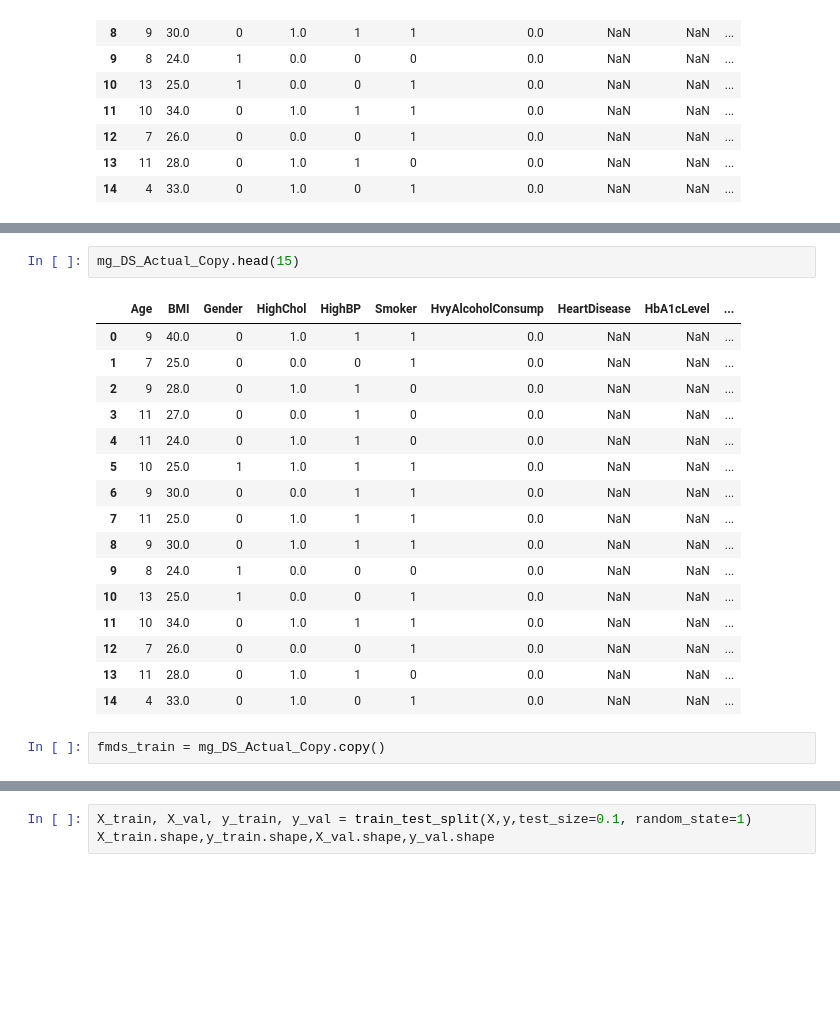
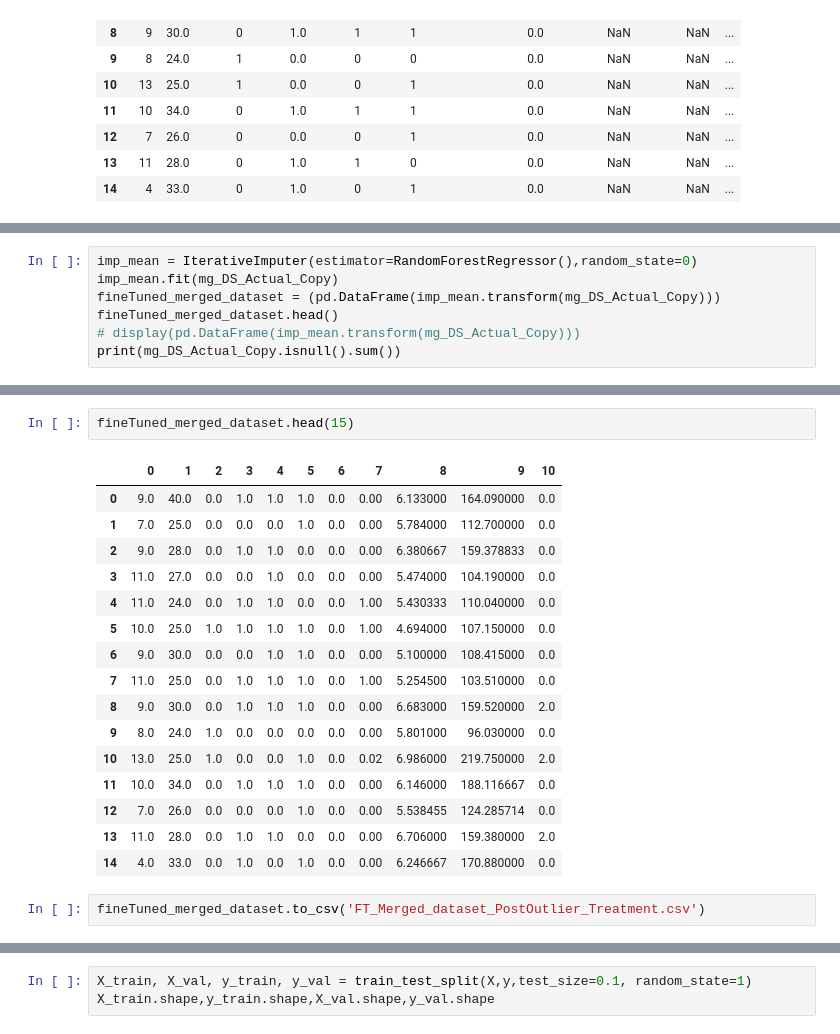
Before and after one commit to pdpavandesai/MergingDiabetesData, a Jupyter notebook: MergedDatasetPrep.ipynb, the cells around one changed output, grey strips where cells are left out. Drawn from its saved outputs; the diff is of its cells as text; blank space fills up the shorter version.

```diff
--- a/MergedDatasetPrep.ipynb
+++ b/MergedDatasetPrep.ipynb
@@ -112,0 +77,7 @@ dtype: int64
+# %%
+imp_mean = IterativeImputer(estimator=RandomForestRegressor(),random_state=0)
+imp_mean.fit(mg_DS_Actual_Copy)
+fineTuned_merged_dataset = (pd.DataFrame(imp_mean.transform(mg_DS_Actual_Copy)))
+fineTuned_merged_dataset.head()
+# display(pd.DataFrame(imp_mean.transform(mg_DS_Actual_Copy)))
+print(mg_DS_Actual_Copy.isnull().sum())
@@ -113,21 +112,21 @@ dtype: int64
 # %%
-mg_DS_Actual_Copy.head(15)
+fineTuned_merged_dataset.head(15)
 # %% [output]
-|  | Age | BMI | Gender | HighChol | HighBP | Smoker | HvyAlcoholConsump | HeartDisease | HbA1cLevel | ... |
-| 0 | 9 | 40.0 | 0 | 1.0 | 1 | 1 | 0.0 | NaN | NaN | ... |
-| 1 | 7 | 25.0 | 0 | 0.0 | 0 | 1 | 0.0 | NaN | NaN | ... |
-| 2 | 9 | 28.0 | 0 | 1.0 | 1 | 0 | 0.0 | NaN | NaN | ... |
-| 3 | 11 | 27.0 | 0 | 0.0 | 1 | 0 | 0.0 | NaN | NaN | ... |
-| 4 | 11 | 24.0 | 0 | 1.0 | 1 | 0 | 0.0 | NaN | NaN | ... |
-| 5 | 10 | 25.0 | 1 | 1.0 | 1 | 1 | 0.0 | NaN | NaN | ... |
-| 6 | 9 | 30.0 | 0 | 0.0 | 1 | 1 | 0.0 | NaN | NaN | ... |
-| 7 | 11 | 25.0 | 0 | 1.0 | 1 | 1 | 0.0 | NaN | NaN | ... |
-| 8 | 9 | 30.0 | 0 | 1.0 | 1 | 1 | 0.0 | NaN | NaN | ... |
-| 9 | 8 | 24.0 | 1 | 0.0 | 0 | 0 | 0.0 | NaN | NaN | ... |
-| 10 | 13 | 25.0 | 1 | 0.0 | 0 | 1 | 0.0 | NaN | NaN | ... |
-| 11 | 10 | 34.0 | 0 | 1.0 | 1 | 1 | 0.0 | NaN | NaN | ... |
-| 12 | 7 | 26.0 | 0 | 0.0 | 0 | 1 | 0.0 | NaN | NaN | ... |
-| 13 | 11 | 28.0 | 0 | 1.0 | 1 | 0 | 0.0 | NaN | NaN | ... |
-| 14 | 4 | 33.0 | 0 | 1.0 | 0 | 1 | 0.0 | NaN | NaN | ... |
+|  | 0 | 1 | 2 | 3 | 4 | 5 | 6 | 7 | 8 | 9 | 10 |
+| 0 | 9.0 | 40.0 | 0.0 | 1.0 | 1.0 | 1.0 | 0.0 | 0.00 | 6.133000 | 164.090000 | 0.0 |
+| 1 | 7.0 | 25.0 | 0.0 | 0.0 | 0.0 | 1.0 | 0.0 | 0.00 | 5.784000 | 112.700000 | 0.0 |
+| 2 | 9.0 | 28.0 | 0.0 | 1.0 | 1.0 | 0.0 | 0.0 | 0.00 | 6.380667 | 159.378833 | 0.0 |
+| 3 | 11.0 | 27.0 | 0.0 | 0.0 | 1.0 | 0.0 | 0.0 | 0.00 | 5.474000 | 104.190000 | 0.0 |
+| 4 | 11.0 | 24.0 | 0.0 | 1.0 | 1.0 | 0.0 | 0.0 | 1.00 | 5.430333 | 110.040000 | 0.0 |
+| 5 | 10.0 | 25.0 | 1.0 | 1.0 | 1.0 | 1.0 | 0.0 | 1.00 | 4.694000 | 107.150000 | 0.0 |
+| 6 | 9.0 | 30.0 | 0.0 | 0.0 | 1.0 | 1.0 | 0.0 | 0.00 | 5.100000 | 108.415000 | 0.0 |
+| 7 | 11.0 | 25.0 | 0.0 | 1.0 | 1.0 | 1.0 | 0.0 | 1.00 | 5.254500 | 103.510000 | 0.0 |
+| 8 | 9.0 | 30.0 | 0.0 | 1.0 | 1.0 | 1.0 | 0.0 | 0.00 | 6.683000 | 159.520000 | 2.0 |
+| 9 | 8.0 | 24.0 | 1.0 | 0.0 | 0.0 | 0.0 | 0.0 | 0.00 | 5.801000 | 96.030000 | 0.0 |
+| 10 | 13.0 | 25.0 | 1.0 | 0.0 | 0.0 | 1.0 | 0.0 | 0.02 | 6.986000 | 219.750000 | 2.0 |
+| 11 | 10.0 | 34.0 | 0.0 | 1.0 | 1.0 | 1.0 | 0.0 | 0.00 | 6.146000 | 188.116667 | 0.0 |
+| 12 | 7.0 | 26.0 | 0.0 | 0.0 | 0.0 | 1.0 | 0.0 | 0.00 | 5.538455 | 124.285714 | 0.0 |
+| 13 | 11.0 | 28.0 | 0.0 | 1.0 | 1.0 | 0.0 | 0.0 | 0.00 | 6.706000 | 159.380000 | 2.0 |
+| 14 | 4.0 | 33.0 | 0.0 | 1.0 | 0.0 | 1.0 | 0.0 | 0.00 | 6.246667 | 170.880000 | 0.0 |
-# %%
-fmds_train = mg_DS_Actual_Copy.copy()
+# %%
+fineTuned_merged_dataset.to_csv('FT_Merged_dataset_PostOutlier_Treatment.csv')
```
Also changed, not shown: parts of 12 cells of this notebook.
